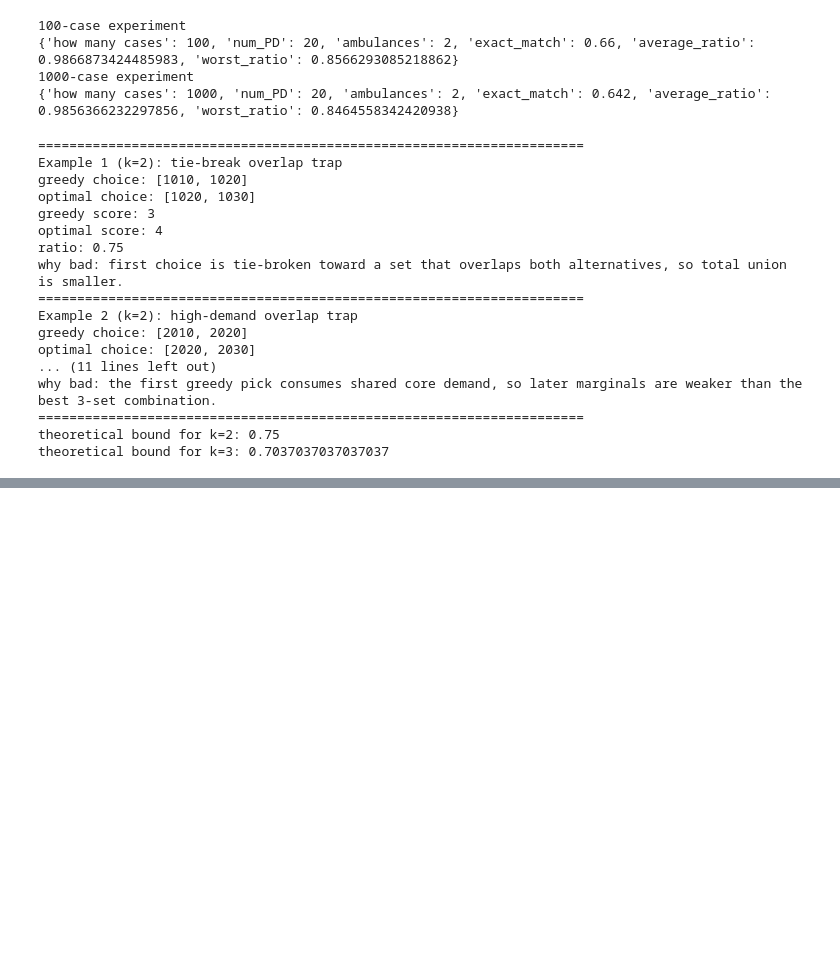
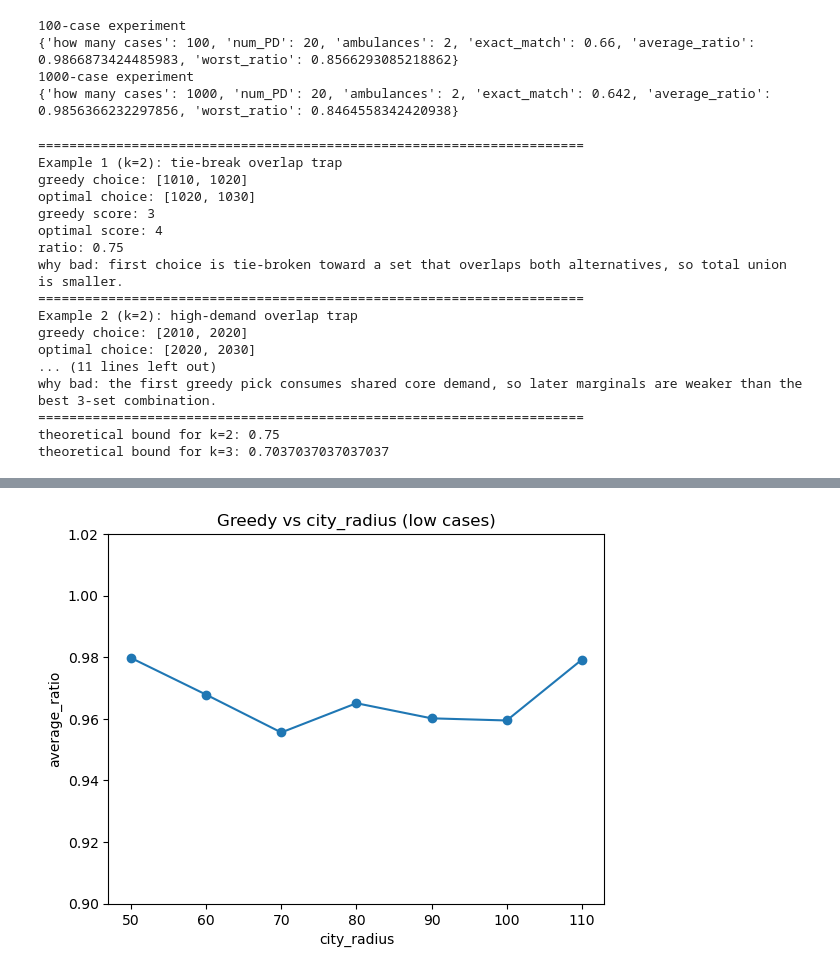
Before and after one commit to Olaf-git06/Moddeling-2-, a Jupyter notebook: algorithm.ipynb, the cells around one changed output, grey strips where cells are left out. Cells and saved outputs as stored; diff of their text form; code cells hidden in the pictures; blank space fills up the shorter version.

```diff
--- a/algorithm.ipynb
+++ b/algorithm.ipynb
@@ -18,13 +18,14 @@ def create_dictionaries(df):
 
     dictionary1 = {}
 
-    for i in range(1, 99):
+    n_rows, n_cols = df.shape
+    for i in range(1, n_rows):
         row_key = int(df.iloc[i, 0])
 
         dictionary[row_key] = []
         dictionary1[row_key] = set()
 
-        for j in range(1, 99):
+        for j in range(1, n_cols):
             dictionary[row_key].append((df.iloc[0, j], df.iloc[i, j]))
 
             if df.iloc[i, j] <= 900:
@@ -178,7 +179,7 @@ import itertools
 # so this is just a brute force algorithm that will provide a optimal solution but its a non polynomial time algoithm so its not viable for large datasets
 def brute_force(dictionary1, demand_dictionary, num_ambulances = 2):
     candidates = list(dictionary1.keys())
-    k = len(candidates)
+    k = num_ambulances
 
     best_choice = None
     best_score = -1
@@ -553,0 +661,23 @@ city experiment (1000 cases)
+# %%
+import matplotlib.pyplot as plt
+
+radii = [50, 60, 70, 80, 90, 100, 110]
+avg_ratios = []
+
+for r in radii:
+    res = run_accuracy_experiment_city(
+        num_cases = 6,
+        num_postal_codes = 80,
+        num_ambulances = 3,
+        city_radius = r
+    )
+    avg_ratios.append(res["average_ratio"])
+
+plt.plot(radii, avg_ratios, marker = "o")
+plt.ylim(0.9, 1.02)
+plt.xlabel("city_radius")
+plt.ylabel("average_ratio")
+plt.title("Greedy vs city_radius (low cases)")
+plt.show()
+# %% [output]
+[figure, added]
```
Also changed, not shown: parts of 3 cells of this notebook.
